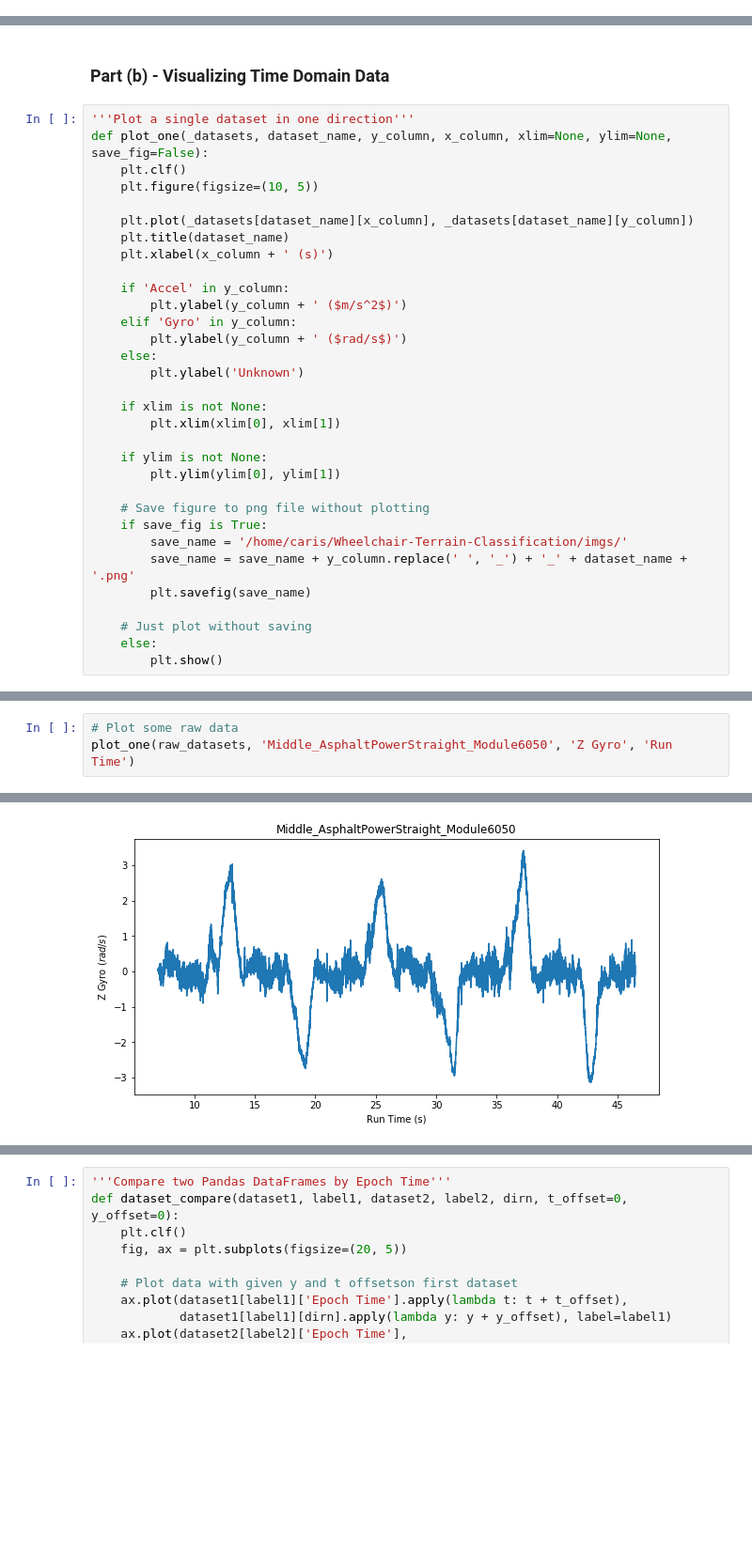
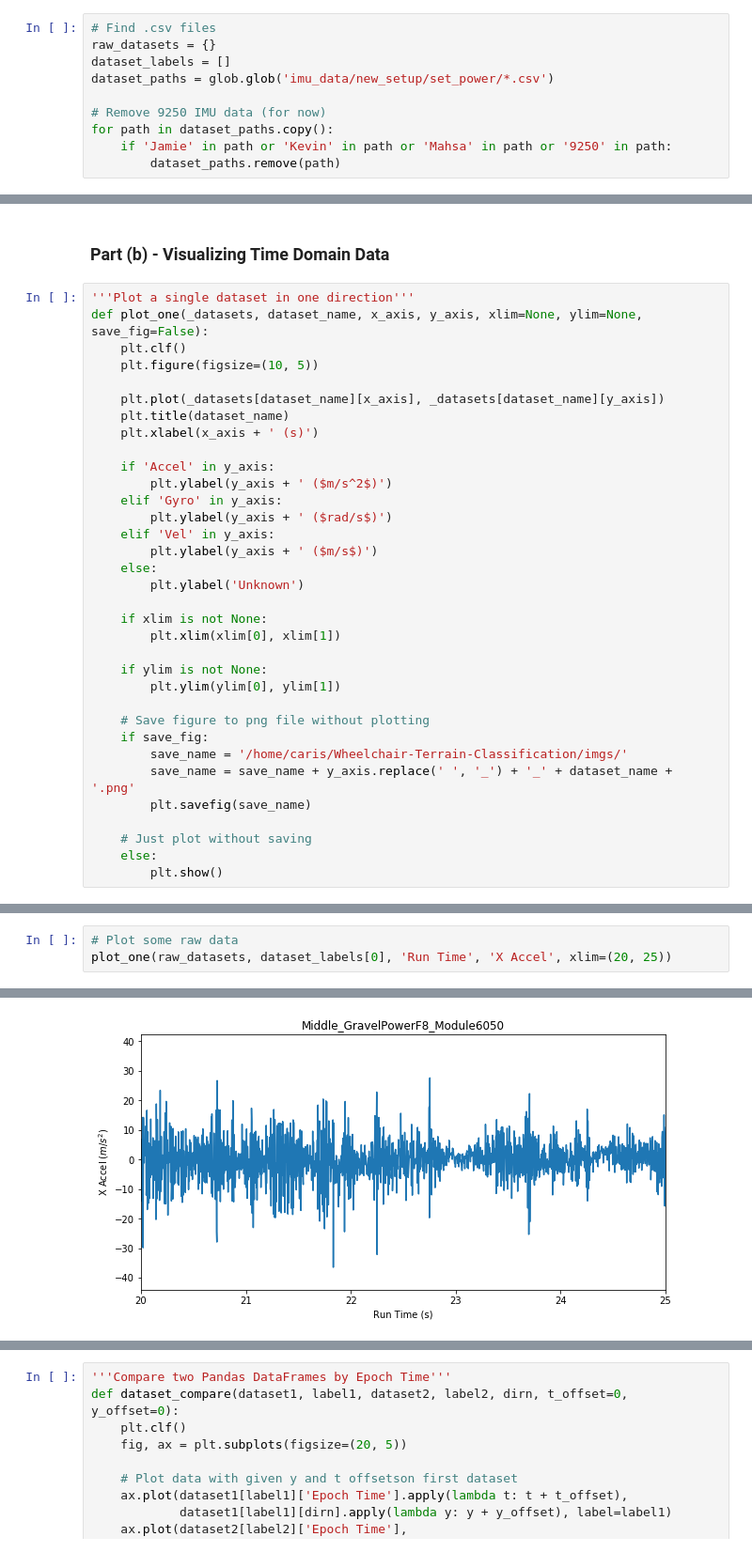
Before and after one commit to KeenanMcConkey/Wheelchair-Terrain-Classification, a Jupyter notebook: ipynb_archive/TerrainClassification-KeenanPowerData.ipynb, the cells around one changed output, grey strips where cells are left out. Shown at 94% size. Cells and saved outputs as stored; diff of their text form; blank space fills up the shorter version.

```diff
--- a/ipynb_archive/TerrainClassification-KeenanPowerData.ipynb
+++ b/ipynb_archive/TerrainClassification-KeenanPowerData.ipynb
@@ -101 +98,11 @@ dataset_paths = glob.glob('imu_data/set_upgraded_keenan/*.csv')
+# %%
+# Find .csv files
+raw_datasets = {}
+dataset_labels = []
+dataset_paths = glob.glob('imu_data/new_setup/set_power/*.csv')
+
+# Remove 9250 IMU data (for now)
+for path in dataset_paths.copy():
+    if 'Jamie' in path or 'Kevin' in path or 'Mahsa' in path or '9250' in path:
+        dataset_paths.remove(path)
 # %%
@@ -186,18 +202,20 @@ raw_datasets[dataset_labels[0]].head()
 ### Part (b) - Visualizing Time Domain Data
 # %%
 '''Plot a single dataset in one direction'''
-def plot_one(_datasets, dataset_name, y_column, x_column, xlim=None, ylim=None, save_fig=False):
+def plot_one(_datasets, dataset_name, x_axis, y_axis, xlim=None, ylim=None, save_fig=False):
     plt.clf()
     plt.figure(figsize=(10, 5))
 
-    plt.plot(_datasets[dataset_name][x_column], _datasets[dataset_name][y_column])
+    plt.plot(_datasets[dataset_name][x_axis], _datasets[dataset_name][y_axis])
     plt.title(dataset_name)
-    plt.xlabel(x_column + ' (s)')
+    plt.xlabel(x_axis + ' (s)')
 
-    if 'Accel' in y_column:
-        plt.ylabel(y_column + ' ($m/s^2$)')
-    elif 'Gyro' in y_column:
-        plt.ylabel(y_column + ' ($rad/s$)')
+    if 'Accel' in y_axis:
+        plt.ylabel(y_axis + ' ($m/s^2$)')
+    elif 'Gyro' in y_axis:
+        plt.ylabel(y_axis + ' ($rad/s$)')
+    elif 'Vel' in y_axis:
+        plt.ylabel(y_axis + ' ($m/s$)')
     else:
         plt.ylabel('Unknown')
 
@@ -208,9 +226,9 @@ def plot_one(_datasets, dataset_name, y_column, x_column, xlim=None, ylim=None,
         plt.ylim(ylim[0], ylim[1])
 
     # Save figure to png file without plotting
-    if save_fig is True:
+    if save_fig:
         save_name = '/home/caris/Wheelchair-Terrain-Classification/imgs/'
-        save_name = save_name + y_column.replace(' ', '_') + '_' + dataset_name + '.png'
+        save_name = save_name + y_axis.replace(' ', '_') + '_' + dataset_name + '.png'
         plt.savefig(save_name)
 
     # Just plot without saving
@@ -228,7 +237,7 @@ to_save.to_csv('Middle_AsphaltPowerStraight_Module6050.csv')
 # %%
 # Plot some raw data
-plot_one(raw_datasets, 'Middle_AsphaltPowerStraight_Module6050', 'Z Gyro', 'Run Time')
+plot_one(raw_datasets, dataset_labels[0], 'Run Time', 'X Accel', xlim=(20, 25))
 # %% [output]
 <Figure size 432x288 with 0 Axes>
-[figure, old version]
+[figure, new version]
 # %%
```
Also changed, not shown: parts of 189 cells of this notebook, 5 other files.
